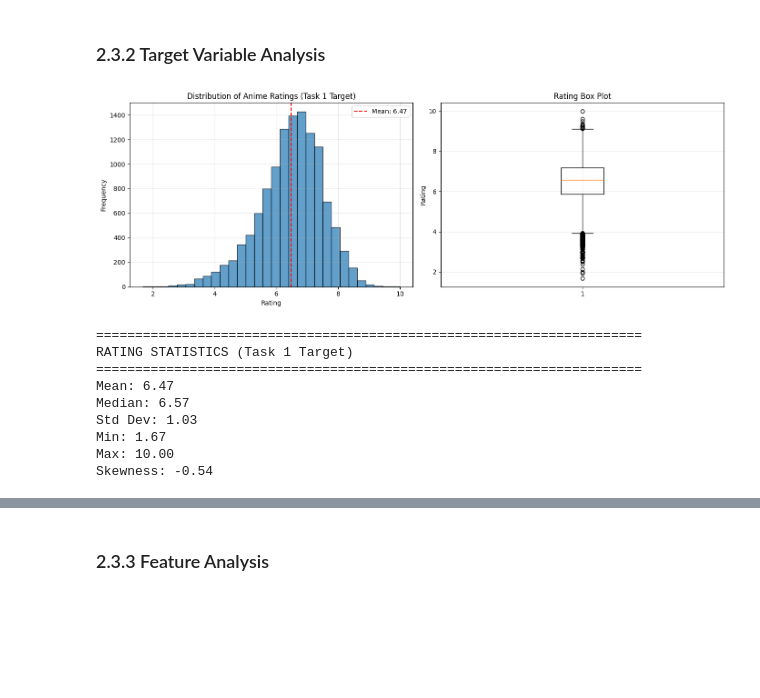
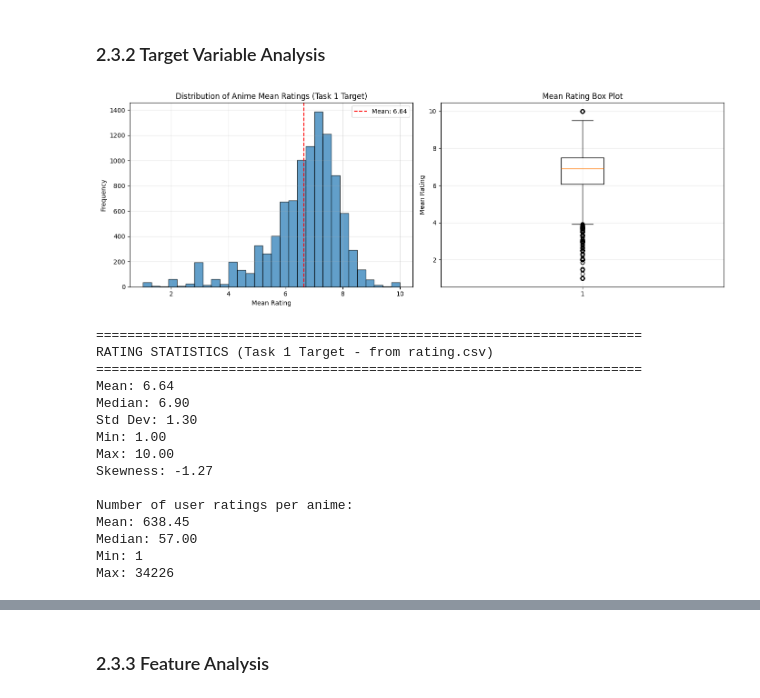
Before and after one commit to LC0229/Fake-Job-Posting, a Jupyter notebook: workbook.ipynb, the cells around one changed output, grey strips where cells are left out. Saved outputs shown, nothing was run; the diff lists cells and outputs as text; code cells hidden in the pictures; blank space fills up the shorter version.

```diff
--- a/workbook.ipynb
+++ b/workbook.ipynb
@@ -274,16 +321,24 @@ rating      0.00
 members     0.00
 dtype: float64
 # %%
-# Convert episodes to numeric (handle "Unknown")
+# Convert episodes to numeric (handle "Unknown") - for both Task 1 and Task 2
+df_task1_merged['episodes'] = pd.to_numeric(df_task1_merged['episodes'], errors='coerce')
 df_clean['episodes'] = pd.to_numeric(df_clean['episodes'], errors='coerce')
 
 print("="*70)
-print("EPISODES FEATURE ANALYSIS")
+print("EPISODES FEATURE ANALYSIS (Task 1)")
+print("="*70)
+print(f"Episodes with 'Unknown': {df_task1_merged['episodes'].isnull().sum()}")
+print(f"\nEpisodes statistics:")
+print(df_task1_merged['episodes'].describe())
+print(f"\nEpisodes distribution (top values):")
+print(df_task1_merged['episodes'].value_counts().head(10))
+
+print("\n" + "="*70)
+print("EPISODES FEATURE ANALYSIS (Task 2)")
 print("="*70)
 print(f"Episodes with 'Unknown': {df_clean['episodes'].isnull().sum()}")
 print(f"\nEpisodes statistics:")
 print(df_clean['episodes'].describe())
-print(f"\nEpisodes distribution (top values):")
-print(df_clean['episodes'].value_counts().head(10))
 # %% [output]
 ======================================================================
@@ -306,48 +361,59 @@ Name: count, dtype: int64
 # %% [markdown]
 ### 2.3.2 Target Variable Analysis
 # %%
-# Task 1 Target: Rating Distribution
+# Task 1 Target: Rating Distribution (from rating.csv aggregated)
 fig, axes = plt.subplots(1, 2, figsize=(14, 5))
 
 # Rating histogram
-axes[0].hist(df_clean['rating'], bins=30, edgecolor='black', alpha=0.7)
-axes[0].set_xlabel('Rating')
+axes[0].hist(df_task1_merged['rating_mean'], bins=30, edgecolor='black', alpha=0.7)
+axes[0].set_xlabel('Mean Rating')
 axes[0].set_ylabel('Frequency')
-axes[0].set_title('Distribution of Anime Ratings (Task 1 Target)')
-axes[0].axvline(df_clean['rating'].mean(), color='red', linestyle='--',
-                label=f'Mean: {df_clean["rating"].mean():.2f}')
+axes[0].set_title('Distribution of Anime Mean Ratings (Task 1 Target)')
+axes[0].axvline(df_task1_merged['rating_mean'].mean(), color='red', linestyle='--',
+                label=f'Mean: {df_task1_merged["rating_mean"].mean():.2f}')
 axes[0].legend()
 axes[0].grid(True, alpha=0.3)
 
 # Rating box plot
-axes[1].boxplot(df_clean['rating'], vert=True)
-axes[1].set_ylabel('Rating')
-axes[1].set_title('Rating Box Plot')
+axes[1].boxplot(df_task1_merged['rating_mean'], vert=True)
+axes[1].set_ylabel('Mean Rating')
+axes[1].set_title('Mean Rating Box Plot')
 axes[1].grid(True, alpha=0.3)
 
 plt.tight_layout()
 plt.show()
 
 print("="*70)
-print("RATING STATISTICS (Task 1 Target)")
+print("RATING STATISTICS (Task 1 Target - from rating.csv)")
 print("="*70)
-print(f"Mean: {df_clean['rating'].mean():.2f}")
-print(f"Median: {df_clean['rating'].median():.2f}")
-print(f"Std Dev: {df_clean['rating'].std():.2f}")
-print(f"Min: {df_clean['rating'].min():.2f}")
-print(f"Max: {df_clean['rating'].max():.2f}")
-print(f"Skewness: {df_clean['rating'].skew():.2f}")
+print(f"Mean: {df_task1_merged['rating_mean'].mean():.2f}")
+print(f"Median: {df_task1_merged['rating_mean'].median():.2f}")
+print(f"Std Dev: {df_task1_merged['rating_mean'].std():.2f}")
+print(f"Min: {df_task1_merged['rating_mean'].min():.2f}")
+print(f"Max: {df_task1_merged['rating_mean'].max():.2f}")
+print(f"Skewness: {df_task1_merged['rating_mean'].skew():.2f}")
+print(f"\nNumber of user ratings per anime:")
+print(f"Mean: {df_task1_merged['rating_count'].mean():.2f}")
+print(f"Median: {df_task1_merged['rating_count'].median():.2f}")
+print(f"Min: {df_task1_merged['rating_count'].min()}")
+print(f"Max: {df_task1_merged['rating_count'].max()}")
 # %% [output]
-[figure, old version]
+[figure, new version]
 ======================================================================
-RATING STATISTICS (Task 1 Target)
+RATING STATISTICS (Task 1 Target - from rating.csv)
 ======================================================================
-Mean: 6.47
-Median: 6.57
-Std Dev: 1.03
-Min: 1.67
+Mean: 6.64
+Median: 6.90
+Std Dev: 1.30
+Min: 1.00
 Max: 10.00
-Skewness: -0.54
+Skewness: -1.27
+
+Number of user ratings per anime:
+Mean: 638.45
+Median: 57.00
+Min: 1
+Max: 34226
 # %%
 # Task 2 Target: Type Distribution
 df_task2 = df_clean[df_clean['type'].notna()].copy()
```
Also changed, not shown: parts of 21 cells of this notebook, 1 other file.
